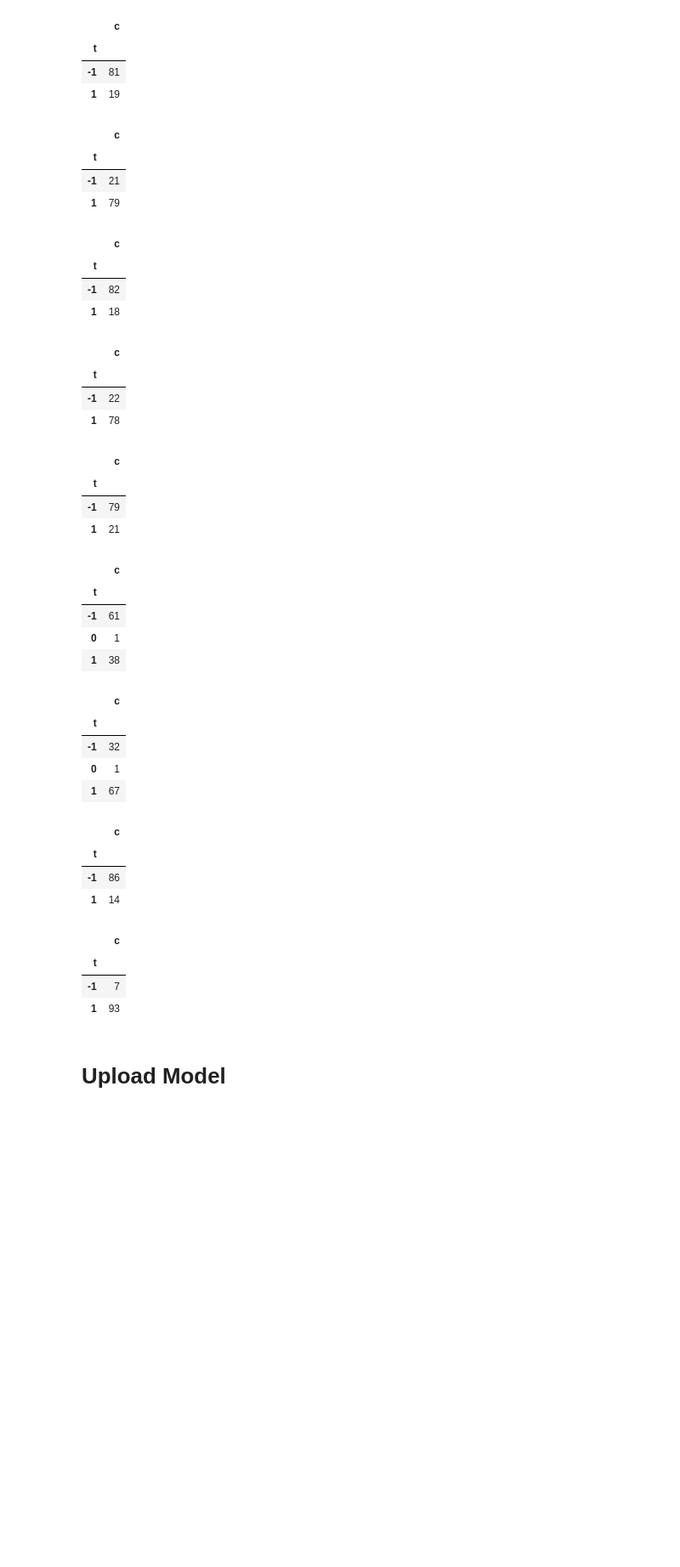
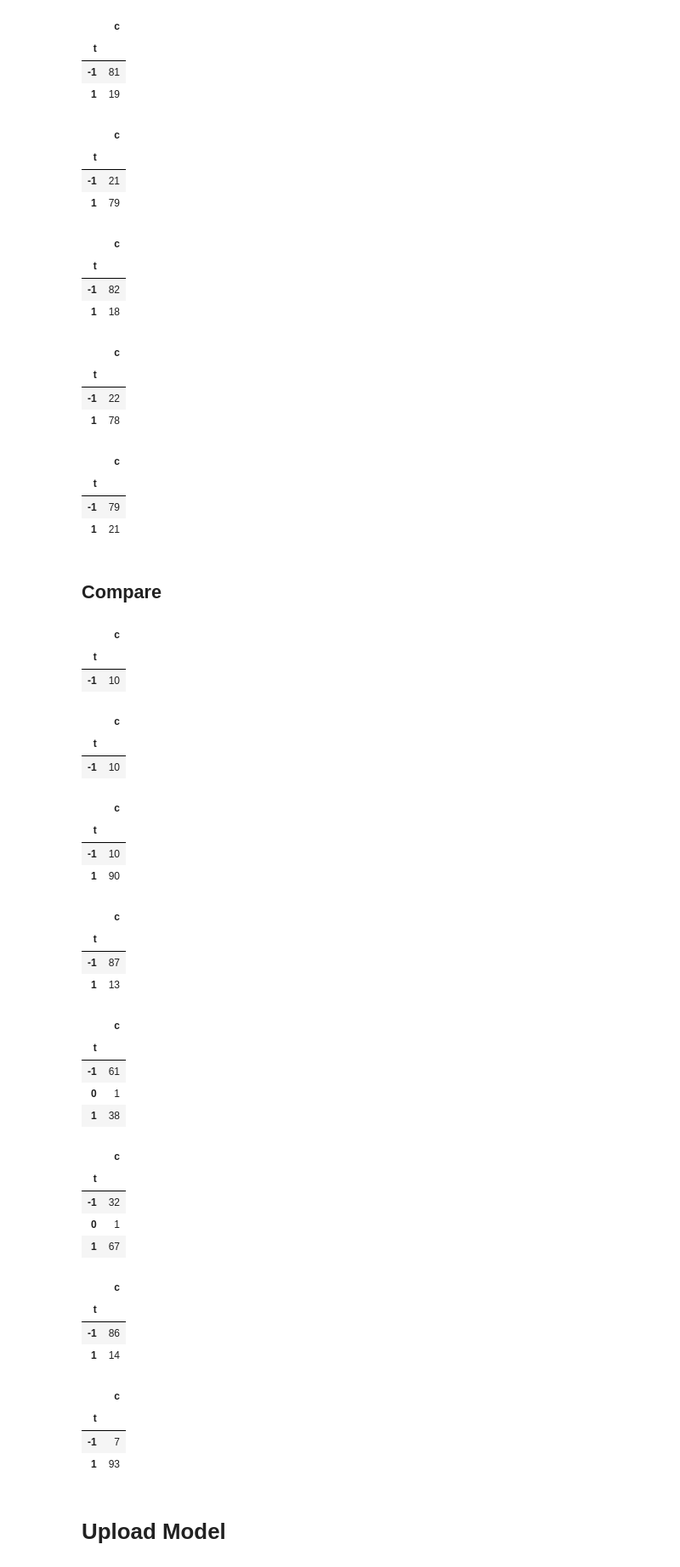
Before and after one commit to acretzu/CS534, a Jupyter notebook: finalproject/connect4/TrainingData/NN_train.ipynb, the cells around one changed output. Shown: that part at 85% size. Cells and saved outputs as stored; diff of their text form; code cells hidden in the pictures; blank space fills up the shorter version.

Commit message:
Update NN and compare

```diff
--- a/finalproject/connect4/TrainingData/NN_train.ipynb
+++ b/finalproject/connect4/TrainingData/NN_train.ipynb
@@ -263,6 +263,46 @@ result14.groupby("t").count()
 | t |  |
 | -1 | 79 |
 | 1 | 21 |
+# %% [markdown]
+## Compare
+# %%
+resultNM = pd.read_csv("../Game_results/NN_MonteCarlo_10_1589220530.csv",
+                     names = ["t"])
+resultNM["c"] = 1
+resultNM.groupby("t").count()
+# %% [output]
+|  | c |
+| t |  |
+| -1 | 10 |
+# %%
+resultQM = pd.read_csv("../Game_results/QL_MonteCarlo_10_1589221208.csv",
+                     names = ["t"])
+resultQM["c"] = 1
+resultQM.groupby("t").count()
+# %% [output]
+|  | c |
+| t |  |
+| -1 | 10 |
+# %%
+resultNQ = pd.read_csv("../Game_results/NN_QL_100_1589220367.csv",
+                     names = ["t"])
+resultNQ["c"] = 1
+resultNQ.groupby("t").count()
+# %% [output]
+|  | c |
+| t |  |
+| -1 | 10 |
+| 1 | 90 |
+# %%
+resultQN = pd.read_csv("../Game_results/QL_NN_100_1589220367.csv",
+                     names = ["t"])
+resultQN["c"] = 1
+resultQN.groupby("t").count()
+# %% [output]
+|  | c |
+| t |  |
+| -1 | 87 |
+| 1 | 13 |
 # %%
 # Random_NN_A_100_1589146739.csv
 result.groupby("t").count()
```
Also changed, not shown: 27 other files.
